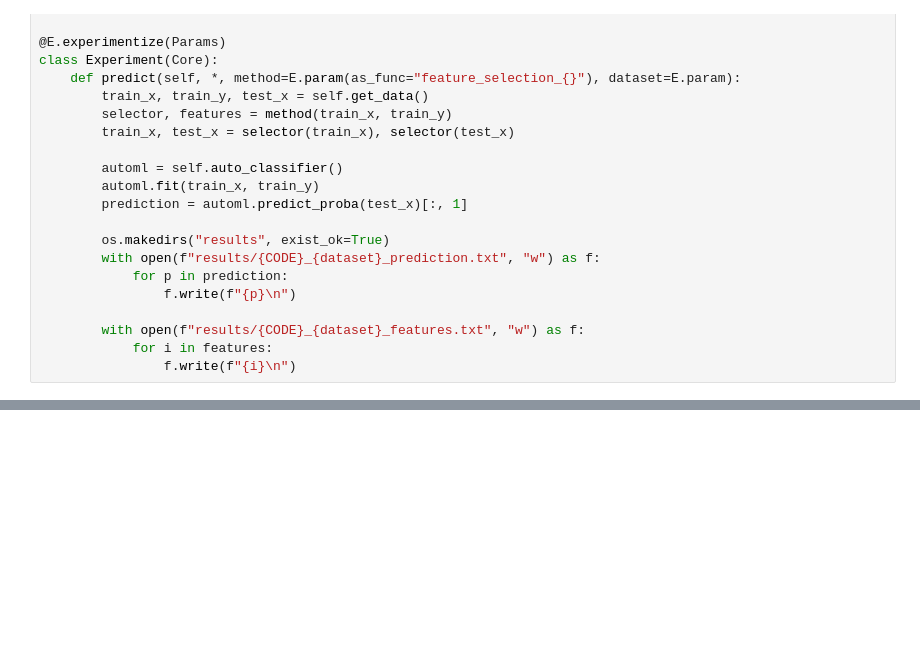
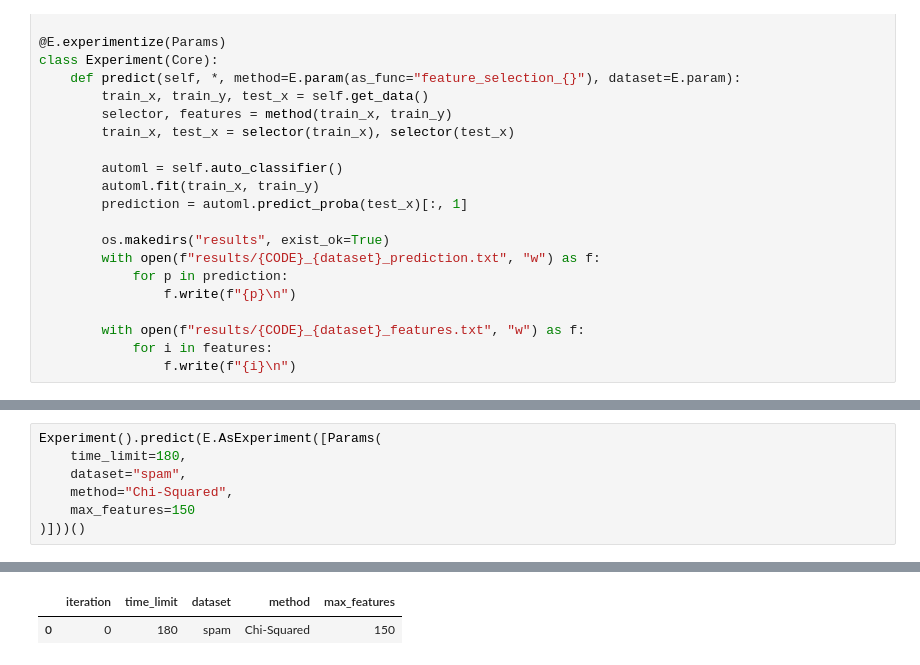
Before and after one commit to Filmos/AML_P2, a Jupyter notebook: Predict.ipynb, the cells around one changed output, grey strips where cells are left out. Drawn from its saved outputs; the diff is of its cells as text; blank space fills up the shorter version.

Commit message:
Added chi-squared feature selection

```diff
--- a/Predict.ipynb
+++ b/Predict.ipynb
@@ -53,0 +54,8 @@ Experiment().predict(E.AsExperiment([Params(
+# %%
+Experiment().predict(E.AsExperiment([Params(
+    time_limit=180,
+    dataset="spam",
+    method="Chi-Squared",
+    max_features=150
+)]))()
+# %% [output]
@@ -53,0 +79,2 @@ Experiment().predict(E.AsExperiment([Params(
+|  | iteration | time_limit | dataset | method | max_features |
+| 0 | 0 | 180 | spam | Chi-Squared | 150 |
```
Also changed, not shown: parts of 2 cells of this notebook, 8 other files.
